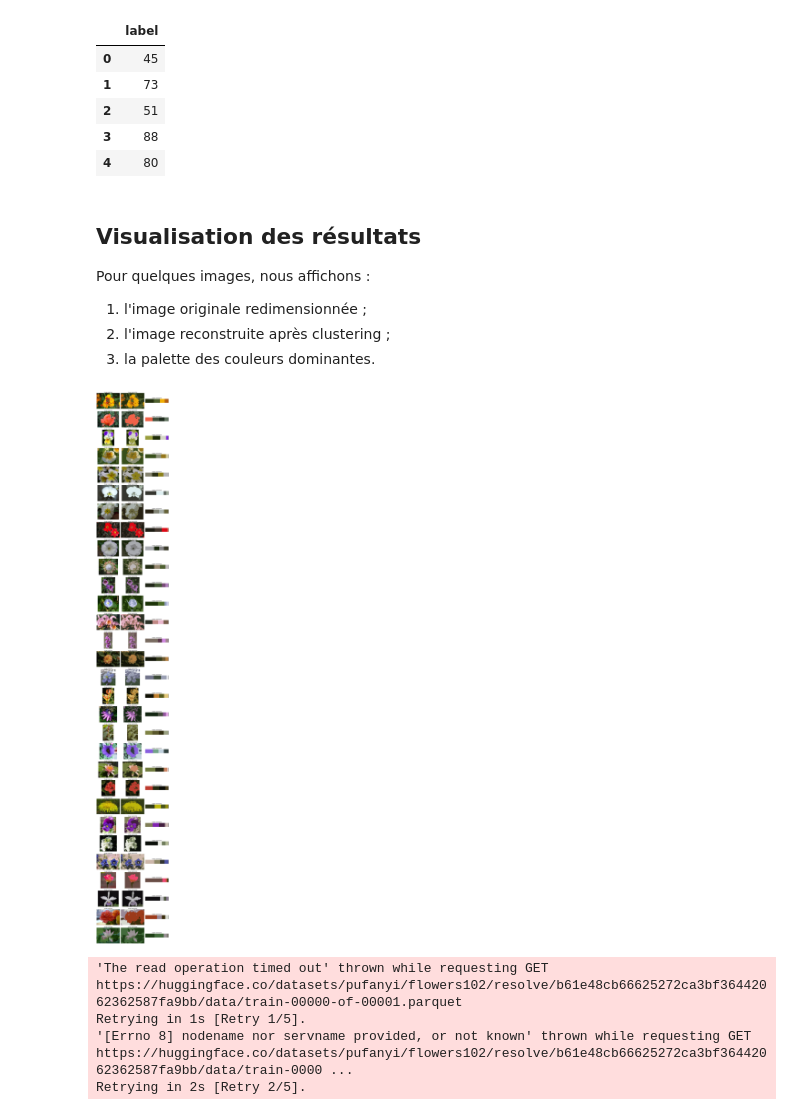
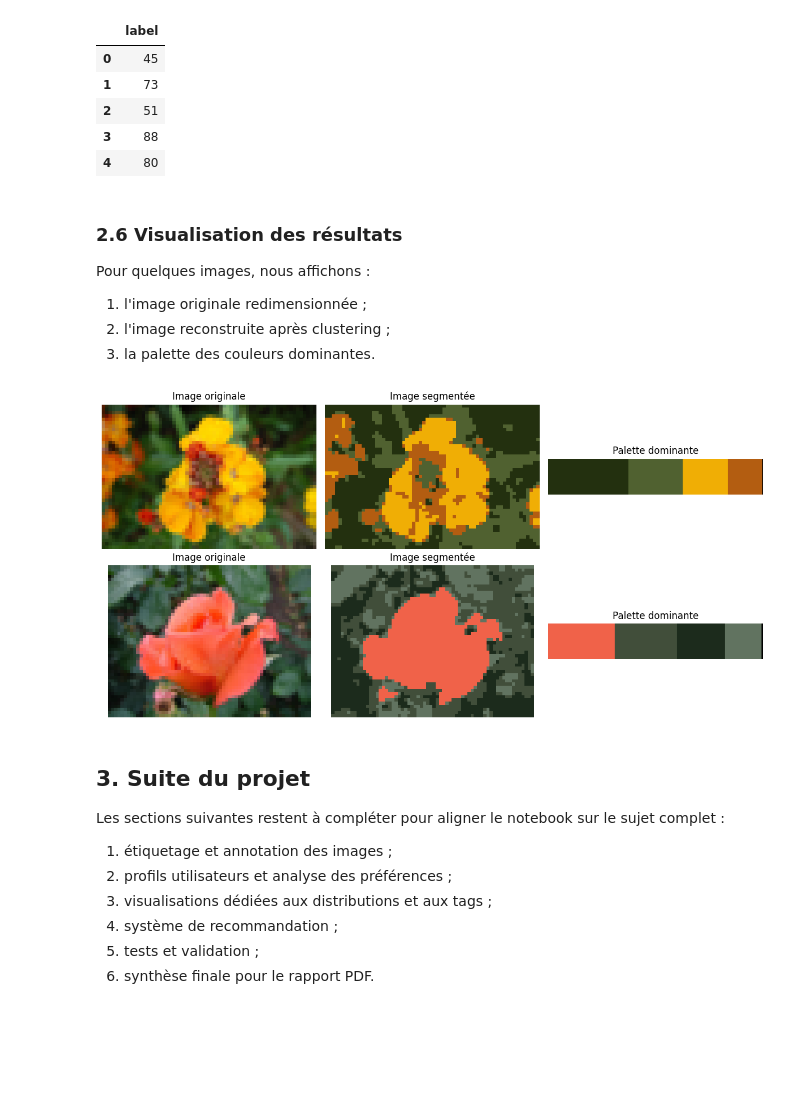
Before and after one commit to mathis-lambert/CPE_Machine-Learning, a Jupyter notebook: fr/Projet/lambert_rodrigues_bouchot.ipynb, the cells around one changed output. Cells and saved outputs as stored; diff of their text form; code cells hidden in the pictures; blank space fills up the shorter version.

Commit message:
updated structure of the notebook

```diff
--- a/fr/Projet/lambert_rodrigues_bouchot.ipynb
+++ b/fr/Projet/lambert_rodrigues_bouchot.ipynb
@@ -39,9 +42,12 @@ from datasets import load_dataset
 
 ds = load_dataset("pufanyi/flowers102", split="train", streaming=True)
 
+IMAGES_TO_LOAD = 200
+
+
 samples = []
 for i, sample in enumerate(ds):
-    if i == 200:
+    if i == IMAGES_TO_LOAD:
         break
     samples.append(sample)
 
@@ -232,7 +315,7 @@ df[["label"]].head()
 | 3 | 88 |
 | 4 | 80 |
 # %% [markdown]
-## Visualisation des résultats
+### 2.6 Visualisation des résultats
 
 Pour quelques images, nous affichons :
 
@@ -245,36 +328,43 @@ def palette_bar(colors, frequencies, width=300, height=50):
     bar = np.zeros((height, width, 3), dtype=np.uint8)
 
     start = 0
     for color, freq in zip(colors, frequencies):
         end = start + int(freq * width)
         bar[:, start:end] = (color * 255).astype(np.uint8)
         start = end
 
     return bar
 
-IMAGE_TO_SHOW = 30
+IMAGE_TO_SHOW = 2
 sample_ids = np.arange(IMAGE_TO_SHOW)
 fig, axes = plt.subplots(len(sample_ids), 3, figsize=(12, 3 * len(sample_ids)))
 
 for row, i in enumerate(sample_ids):
     axes[row, 0].imshow(df.loc[i, "resized_image"])
     axes[row, 0].set_title("Image originale")
     axes[row, 0].axis("off")
 
     axes[row, 1].imshow(df.loc[i, "clustered_image"])
     axes[row, 1].set_title("Image segmentée")
     axes[row, 1].axis("off")
 
     bar = palette_bar(df.loc[i, "palette"], df.loc[i, "frequencies"])
     axes[row, 2].imshow(bar)
     axes[row, 2].set_title("Palette dominante")
     axes[row, 2].axis("off")
 
 plt.tight_layout()
 plt.show()
 # %% [output]
-[figure, old version]
+[figure, new version]
-'The read operation timed out' thrown while requesting GET https://huggingface.co/datasets/pufanyi/flowers102/resolve/b61e48cb66625272ca3bf36442062362587fa9bb/data/train-00000-of-00001.parquet
-Retrying in 1s [Retry 1/5].
-'[Errno 8] nodename nor servname provided, or not known' thrown while requesting GET https://huggingface.co/datasets/pufanyi/flowers102/resolve/b61e48cb66625272ca3bf36442062362587fa9bb/data/train-0000 ...
-Retrying in 2s [Retry 2/5].
+# %% [markdown]
+## 3. Suite du projet
+
+Les sections suivantes restent à compléter pour aligner le notebook sur le sujet complet :
+
+1. étiquetage et annotation des images ;
+2. profils utilisateurs et analyse des préférences ;
+3. visualisations dédiées aux distributions et aux tags ;
+4. système de recommandation ;
+5. tests et validation ;
+6. synthèse finale pour le rapport PDF.
```
Also changed, not shown: parts of 14 cells of this notebook.
